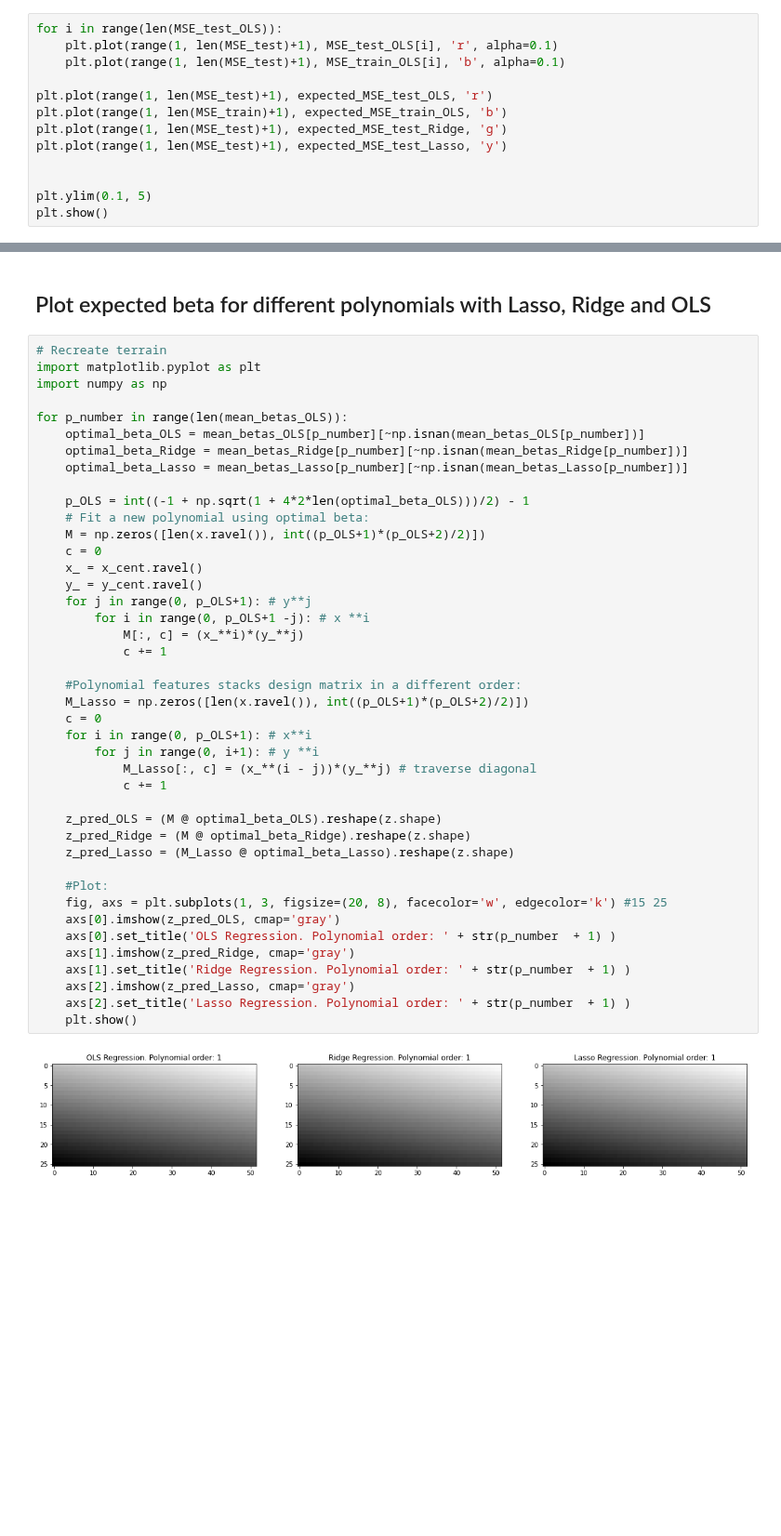
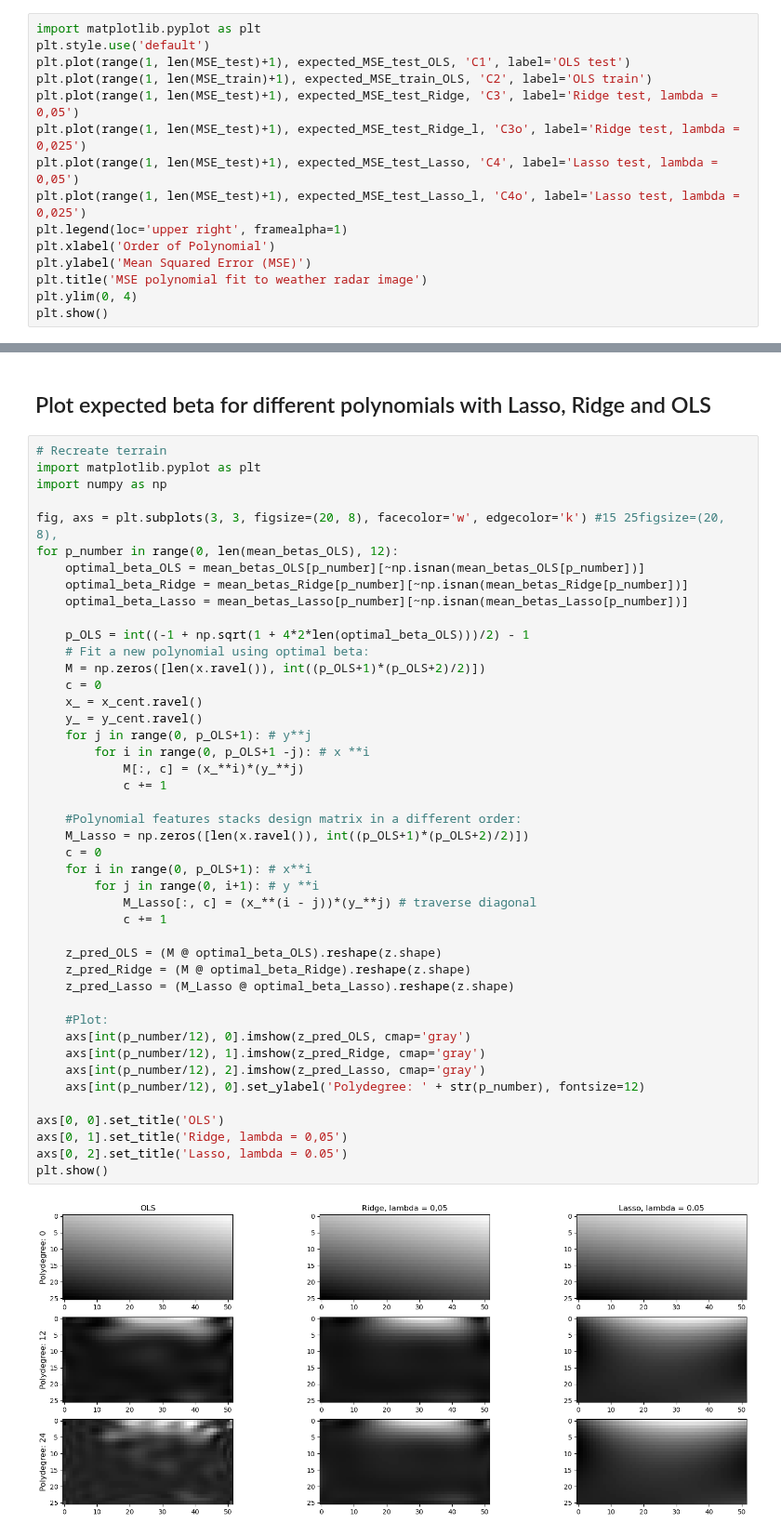
Before and after one commit to eoydvin/FYS-STK4155, a Jupyter notebook: Project_1/Exercise 6.ipynb, the cells around one changed output, grey strips where cells are left out. Shown at 93% size. Drawn from its saved outputs; the diff is of its cells as text; blank space fills up the shorter version.

```diff
--- a/Project_1/Exercise 6.ipynb
+++ b/Project_1/Exercise 6.ipynb
@@ -205,14 +249,16 @@ mean_betas_Lasso = np.mean(betas_Lasso, axis=0)
 # %%
-for i in range(len(MSE_test_OLS)):
-    plt.plot(range(1, len(MSE_test)+1), MSE_test_OLS[i], 'r', alpha=0.1)
-    plt.plot(range(1, len(MSE_test)+1), MSE_train_OLS[i], 'b', alpha=0.1)
-
-plt.plot(range(1, len(MSE_test)+1), expected_MSE_test_OLS, 'r')
-plt.plot(range(1, len(MSE_train)+1), expected_MSE_train_OLS, 'b')
-plt.plot(range(1, len(MSE_test)+1), expected_MSE_test_Ridge, 'g')
-plt.plot(range(1, len(MSE_test)+1), expected_MSE_test_Lasso, 'y')
-
-
-plt.ylim(0.1, 5)
+import matplotlib.pyplot as plt
+plt.style.use('default')
+plt.plot(range(1, len(MSE_test)+1), expected_MSE_test_OLS, 'C1', label='OLS test')
+plt.plot(range(1, len(MSE_train)+1), expected_MSE_train_OLS, 'C2', label='OLS train')
+plt.plot(range(1, len(MSE_test)+1), expected_MSE_test_Ridge, 'C3', label='Ridge test, lambda = 0,05')
+plt.plot(range(1, len(MSE_test)+1), expected_MSE_test_Ridge_l, 'C3o', label='Ridge test, lambda = 0,025')
+plt.plot(range(1, len(MSE_test)+1), expected_MSE_test_Lasso, 'C4', label='Lasso test, lambda = 0,05')
+plt.plot(range(1, len(MSE_test)+1), expected_MSE_test_Lasso_l, 'C4o', label='Lasso test, lambda = 0,025')
+plt.legend(loc='upper right', framealpha=1)
+plt.xlabel('Order of Polynomial')
+plt.ylabel('Mean Squared Error (MSE)')
+plt.title('MSE polynomial fit to weather radar image')
+plt.ylim(0, 4)
 plt.show()
 # %% [output]
@@ -224,42 +270,44 @@ plt.show()
 import matplotlib.pyplot as plt
 import numpy as np
 
-for p_number in range(len(mean_betas_OLS)):
+fig, axs = plt.subplots(3, 3, figsize=(20, 8), facecolor='w', edgecolor='k') #15 25figsize=(20, 8),
+for p_number in range(0, len(mean_betas_OLS), 12):
     optimal_beta_OLS = mean_betas_OLS[p_number][~np.isnan(mean_betas_OLS[p_number])]
     optimal_beta_Ridge = mean_betas_Ridge[p_number][~np.isnan(mean_betas_Ridge[p_number])]
     optimal_beta_Lasso = mean_betas_Lasso[p_number][~np.isnan(mean_betas_Lasso[p_number])]
 
     p_OLS = int((-1 + np.sqrt(1 + 4*2*len(optimal_beta_OLS)))/2) - 1
     # Fit a new polynomial using optimal beta:
     M = np.zeros([len(x.ravel()), int((p_OLS+1)*(p_OLS+2)/2)])
     c = 0
     x_ = x_cent.ravel()
     y_ = y_cent.ravel()
     for j in range(0, p_OLS+1): # y**j
         for i in range(0, p_OLS+1 -j): # x **i
             M[:, c] = (x_**i)*(y_**j)
             c += 1
 
     #Polynomial features stacks design matrix in a different order:
     M_Lasso = np.zeros([len(x.ravel()), int((p_OLS+1)*(p_OLS+2)/2)])
     c = 0
     for i in range(0, p_OLS+1): # x**i
         for j in range(0, i+1): # y **i
             M_Lasso[:, c] = (x_**(i - j))*(y_**j) # traverse diagonal
             c += 1
 
     z_pred_OLS = (M @ optimal_beta_OLS).reshape(z.shape)
     z_pred_Ridge = (M @ optimal_beta_Ridge).reshape(z.shape)
     z_pred_Lasso = (M_Lasso @ optimal_beta_Lasso).reshape(z.shape)
 
     #Plot:
-    fig, axs = plt.subplots(1, 3, figsize=(20, 8), facecolor='w', edgecolor='k') #15 25
-    axs[0].imshow(z_pred_OLS, cmap='gray')
-    axs[0].set_title('OLS Regression. Polynomial order: ' + str(p_number  + 1) )
-    axs[1].imshow(z_pred_Ridge, cmap='gray')
-    axs[1].set_title('Ridge Regression. Polynomial order: ' + str(p_number  + 1) )
-    axs[2].imshow(z_pred_Lasso, cmap='gray')
-    axs[2].set_title('Lasso Regression. Polynomial order: ' + str(p_number  + 1) )
-    plt.show()
+    axs[int(p_number/12), 0].imshow(z_pred_OLS, cmap='gray')
+    axs[int(p_number/12), 1].imshow(z_pred_Ridge, cmap='gray')
+    axs[int(p_number/12), 2].imshow(z_pred_Lasso, cmap='gray')
+    axs[int(p_number/12), 0].set_ylabel('Polydegree: ' + str(p_number), fontsize=12)
+
+axs[0, 0].set_title('OLS')
+axs[0, 1].set_title('Ridge, lambda = 0,05')
+axs[0, 2].set_title('Lasso, lambda = 0.05')
+plt.show()
 # %% [output]
-[figure, old version]
+[figure, new version]
```
Also changed, not shown: parts of 8 cells of this notebook.
